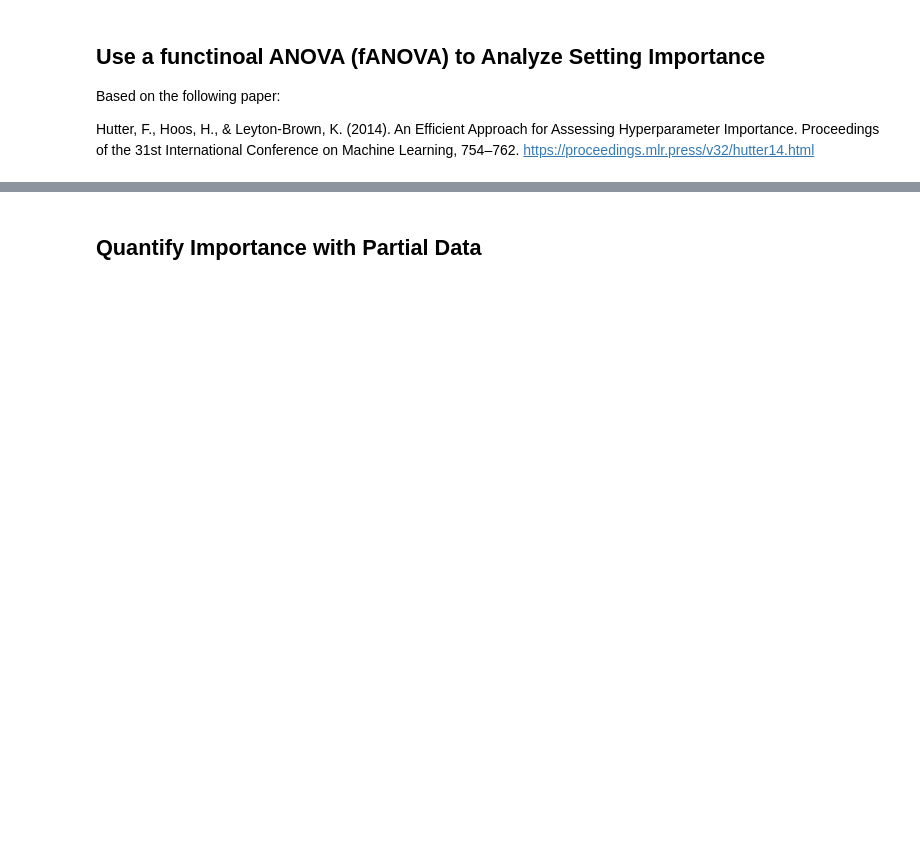
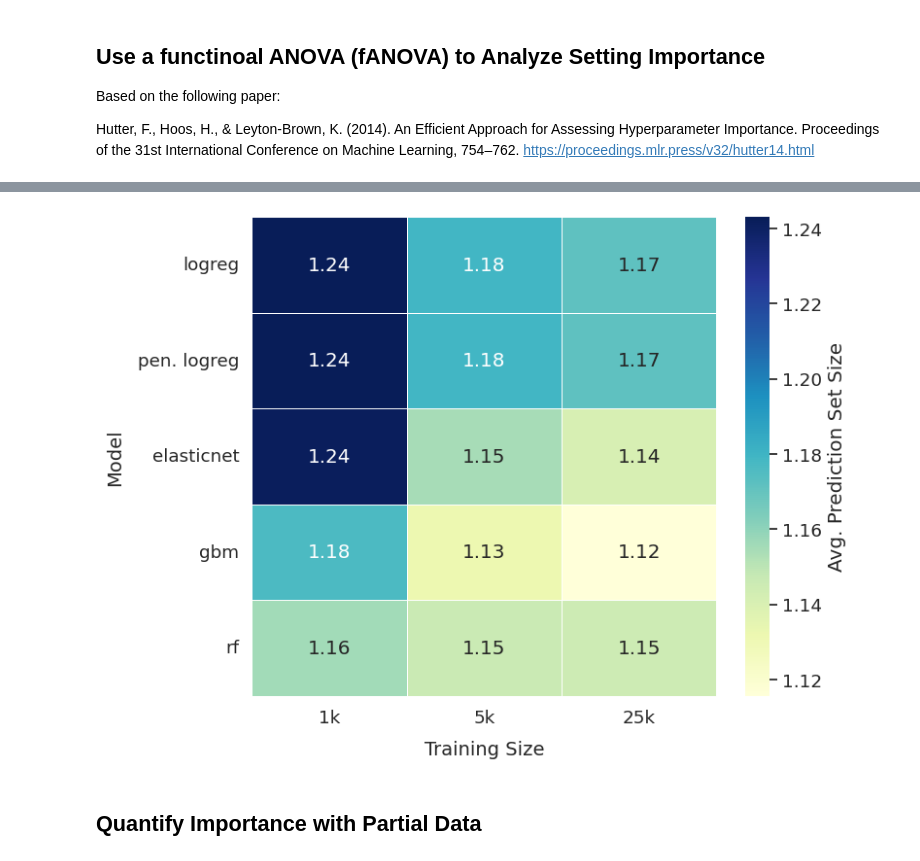
Before and after one commit to jsbroden/CMA_Fairness_v2, a Jupyter notebook: analysis_var_imp_overall.ipynb, the cells around one changed output, grey strips where cells are left out. Drawn from its saved outputs; the diff is of its cells as text; code cells hidden in the pictures; blank space fills up the shorter version.

Commit message:
heatmap visualization

```diff
--- a/analysis_var_imp_overall.ipynb
+++ b/analysis_var_imp_overall.ipynb
@@ -863,3 +430,53 @@ plt.show()
+# %%
+import matplotlib.pyplot as plt
+import seaborn as sns
+import pandas as pd
+
+# Pivot the data: rows = model, columns = training size
+heatmap_data = df_agg.pivot_table(
+    index='universe_model',
+    columns='universe_training_size',
+    values='avg_size',
+    aggfunc='mean'
+)
+
+# Optional: rename and reorder for display
+rename_models = {
+    'logreg': 'logreg',
+    'penalized_logreg': 'pen. logreg',
+    'elasticnet': 'elasticnet',
+    'gbm': 'gbm',
+    'rf': 'rf'
+}
+rename_sizes = {
+    '1k': '1k',
+    '5k': '5k',
+    '25k': '25k'
+}
+heatmap_data = heatmap_data.rename(index=rename_models, columns=rename_sizes)
+heatmap_data = heatmap_data.loc[['logreg', 'pen. logreg', 'elasticnet', 'gbm', 'rf'], ['1k', '5k', '25k']]
+
+# Plot
+plt.figure(figsize=(8, 6))
+sns.set(style="white", font_scale=1.2)
+
+ax = sns.heatmap(
+    heatmap_data,
+    annot=True,
+    fmt=".2f",
+    cmap="YlGnBu",
+    linewidths=0.5,
+    cbar_kws={'label': 'Avg. Prediction Set Size'}
+)
+
+# Axis labels
+ax.set_xlabel("Training Size", fontsize=14, labelpad=10)
+ax.set_ylabel("Model", fontsize=14, labelpad=10)
+
+plt.tight_layout()
+plt.show()
+# %% [output]
+[figure, added]
 # %% [markdown]
 ## Quantify Importance with Partial Data
 # %%
```
Also changed, not shown: parts of 33 cells of this notebook, 4 other files.
